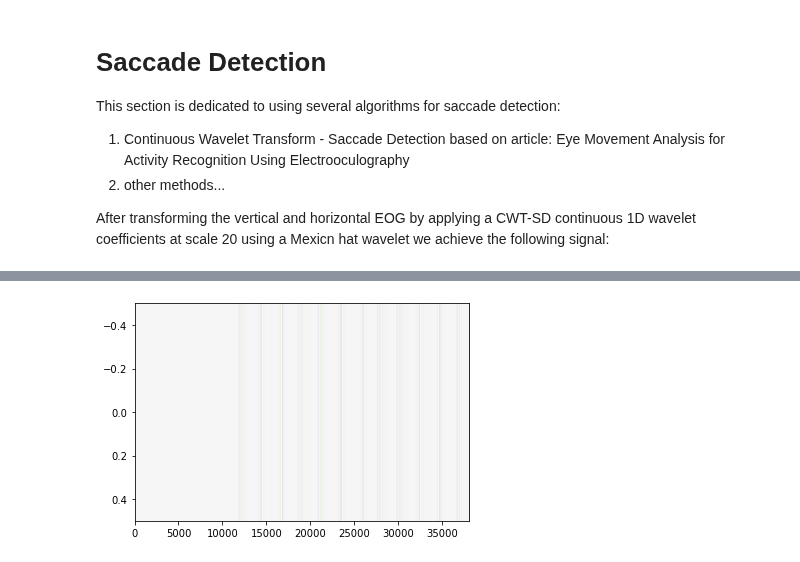
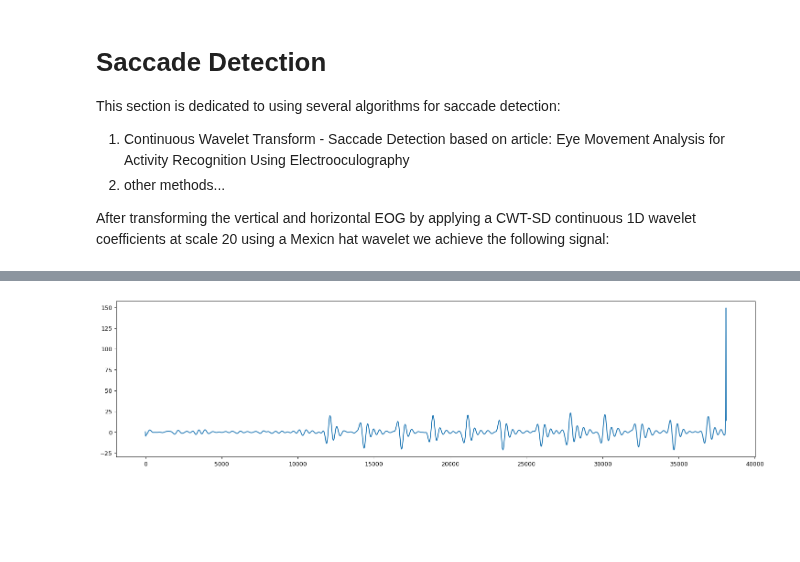
Before and after one commit to RicardoCQB/enac-eog-analysis, a Jupyter notebook: src/readEOG.ipynb, the cells around one changed output, grey strips where cells are left out. Saved outputs shown, nothing was run; the diff lists cells and outputs as text; code cells hidden in the pictures; blank space fills up the shorter version.

```diff
--- a/src/readEOG.ipynb
+++ b/src/readEOG.ipynb
@@ -154,5 +150,7 @@ plt.show()
-# %%
-plt.imshow(coefHori, cmap='PRGn', aspect='auto', vmax=abs(coefHori).max(), vmin=-abs(coefHori).max())
-plt.show()
-# %% [output]
-[figure, removed]
+# %%
+plt.figure(figsize=(20, 5), dpi=90)
+coefHori = np.reshape(coefHori, (len(coefHori[0]),))
+plt.plot(coefHori)
+plt.show()
+# %% [output]
+[figure, added]
```
Also changed, not shown: parts of 2 cells of this notebook.
